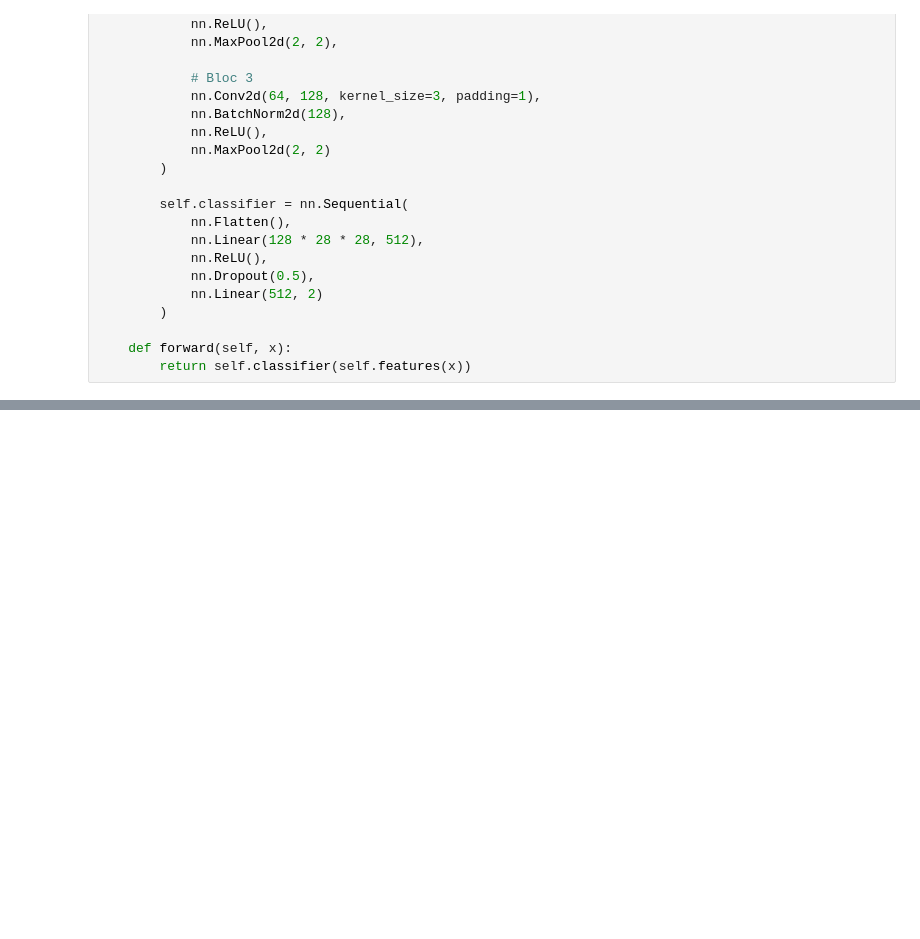
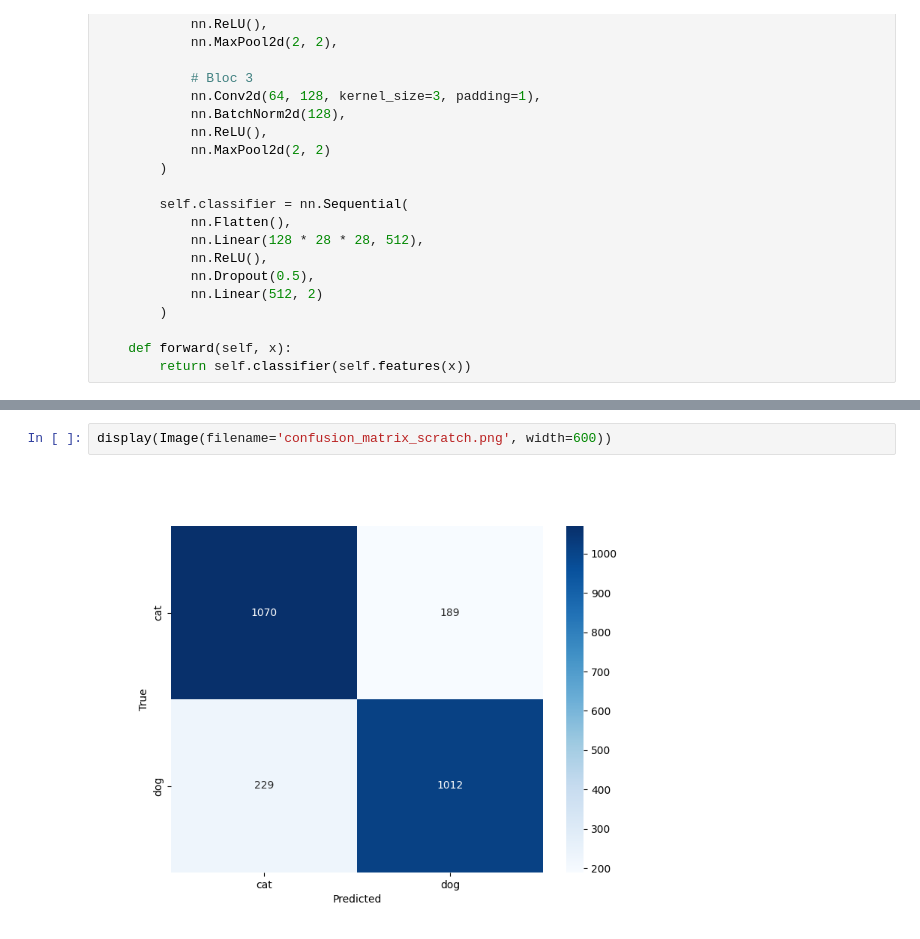
Before and after one commit to dodziahnert/cnn-catsdogs-AHNERTDodzi, a Jupyter notebook: notebook.ipynb, the cells around one changed output, grey strips where cells are left out. Saved outputs shown, nothing was run; the diff lists cells and outputs as text; blank space fills up the shorter version.

```diff
--- a/notebook.ipynb
+++ b/notebook.ipynb
@@ -565,0 +543,4 @@ KeyboardInterrupt:
+# %%
+display(Image(filename='confusion_matrix_scratch.png', width=600))
+# %% [output]
+[figure, added]
```
Also changed, not shown: parts of 42 cells of this notebook, 1 other file.
